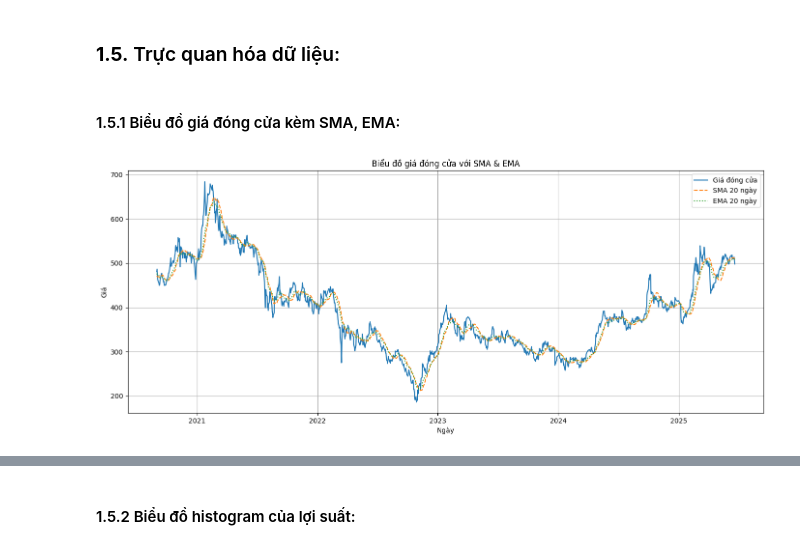
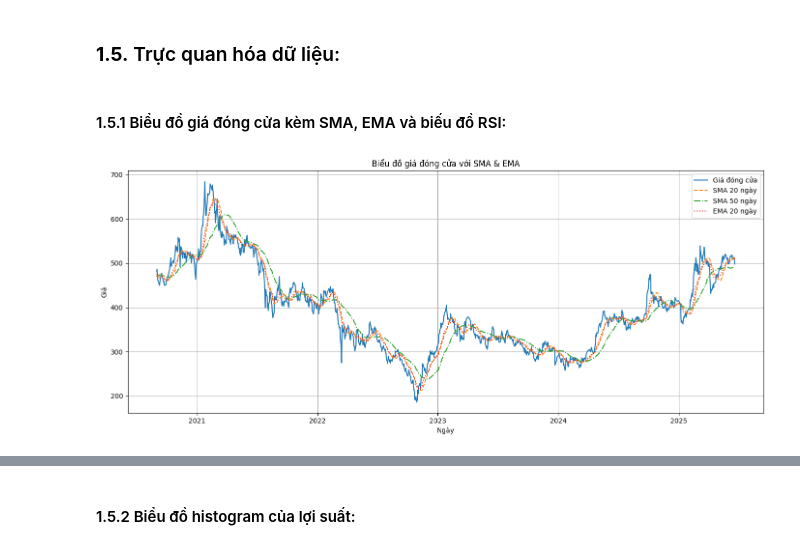
Before and after one commit to giang2011-ai/final_exam, a Jupyter notebook: final_exam.ipynb, the cells around one changed output, grey strips where cells are left out. Drawn from its saved outputs; the diff is of its cells as text; code cells hidden in the pictures.

```diff
--- a/final_exam.ipynb
+++ b/final_exam.ipynb
@@ -340,18 +372,19 @@ RSI     0.190730 -0.023016  1.000000
 # %% [markdown]
 ### **1.5.** Trực quan hóa dữ liệu:
 # %% [markdown]
-#### 1.5.1  Biểu đồ giá đóng cửa kèm SMA, EMA:
+#### 1.5.1  Biểu đồ giá đóng cửa kèm SMA, EMA và biếu đồ RSI:
 # %%
 plt.figure(figsize=(14, 6))
 plt.plot(df_after_check['Date'], df_after_check['Close'], label='Giá đóng cửa', linewidth=1.5)
 plt.plot(df_after_check['Date'], df_after_check['SMA_20'], label='SMA 20 ngày', linestyle='--')
+plt.plot(df_after_check['Date'], df_after_check['SMA_50'], label='SMA 50 ngày', linestyle='-.')
 plt.plot(df_after_check['Date'], df_after_check['EMA20'], label='EMA 20 ngày', linestyle=':')
 plt.title('Biểu đồ giá đóng cửa với SMA & EMA')
 plt.xlabel('Ngày')
 plt.ylabel('Giá')
 plt.legend()
 plt.grid(True)
 plt.tight_layout()
 plt.show()
 # %% [output]
-[figure, old version]
+[figure, new version]
```
Also changed, not shown: parts of 10 cells of this notebook, 2 other files.
